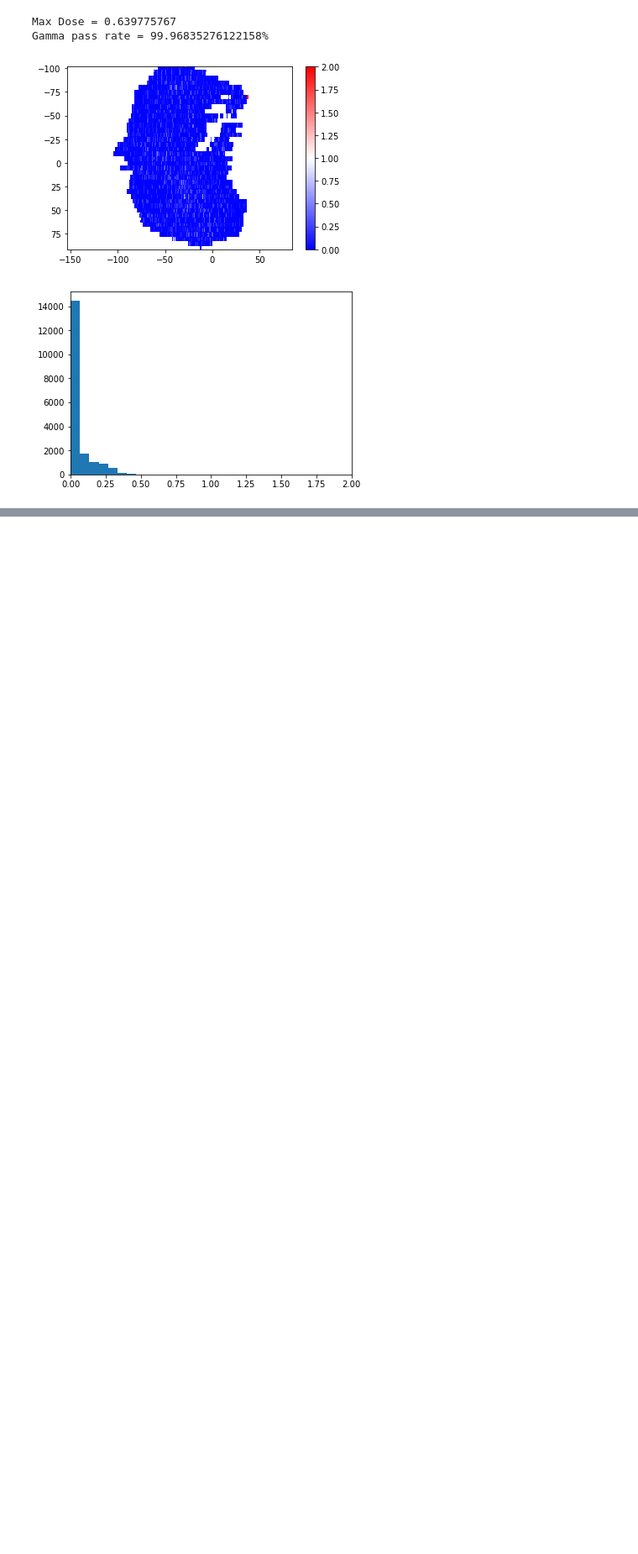
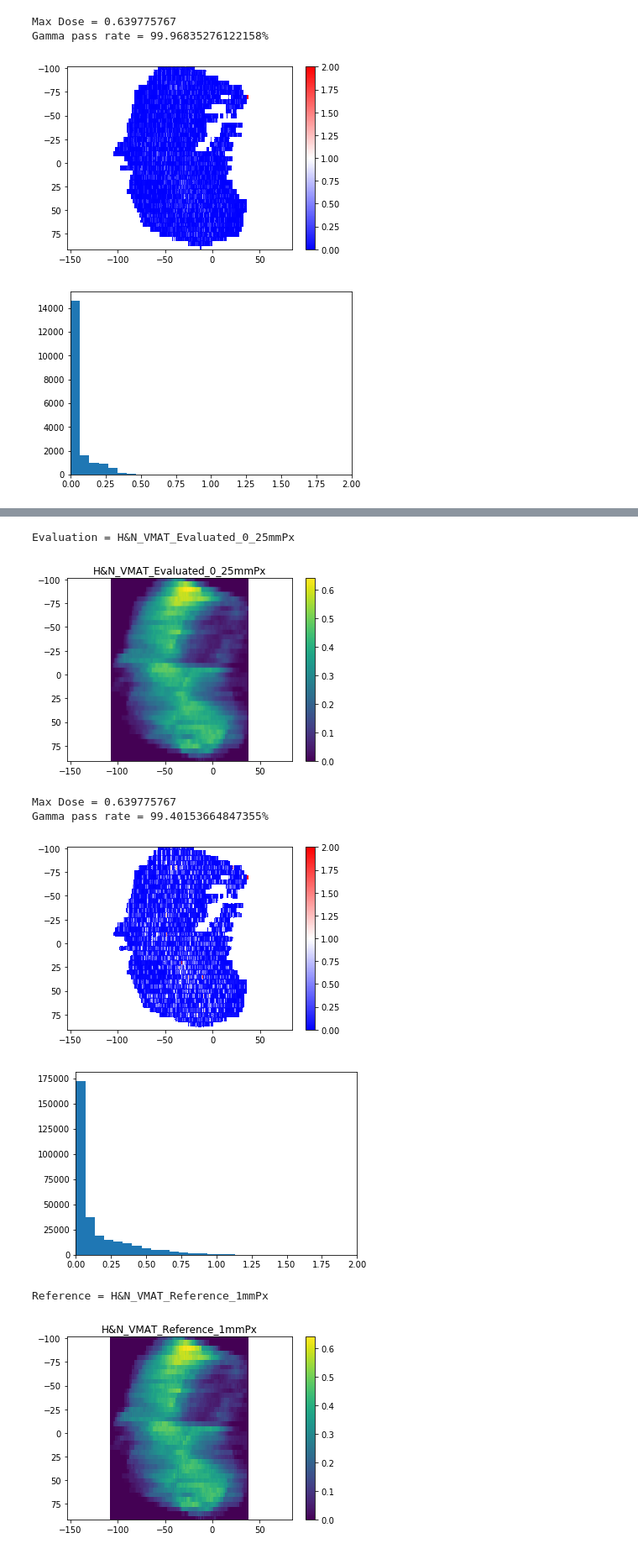
Before and after one commit to SimonBiggs/npgamma, a Jupyter notebook: Agnew and McGarry Tests.ipynb, the cells around one changed output, grey strips where cells are left out. Shown at 84% size. Saved outputs shown, nothing was run; the diff lists cells and outputs as text; code cells hidden in the pictures; blank space fills up the shorter version.

```diff
--- a/Agnew and McGarry Tests.ipynb
+++ b/Agnew and McGarry Tests.ipynb
@@ -324,0 +322,11 @@ Gamma pass rate = 99.96835276122158%
+# %%
+ref_keys = [
+    'H&N_VMAT_Reference_0_25mmPx',
+    'H&N_VMAT_Reference_1mmPx',]
+
+eval_keys = [
+    'H&N_VMAT_Evaluated_0_25mmPx',
+    'H&N_VMAT_Evaluated_1mmPx']
+
+run_tests(ref_keys, eval_keys, thresholds=1)
+# %% [output]
@@ -324,0 +335,8 @@ Gamma pass rate = 99.96835276122158%
+Evaluation = H&N_VMAT_Evaluated_0_25mmPx
+[figure, added]
+Max Dose = 0.639775767
+Gamma pass rate = 99.40153664847355%
+[figure, added]
+[figure, added]
+Reference = H&N_VMAT_Reference_1mmPx
+[figure, added]
```
Also changed, not shown: parts of 8 cells of this notebook.
